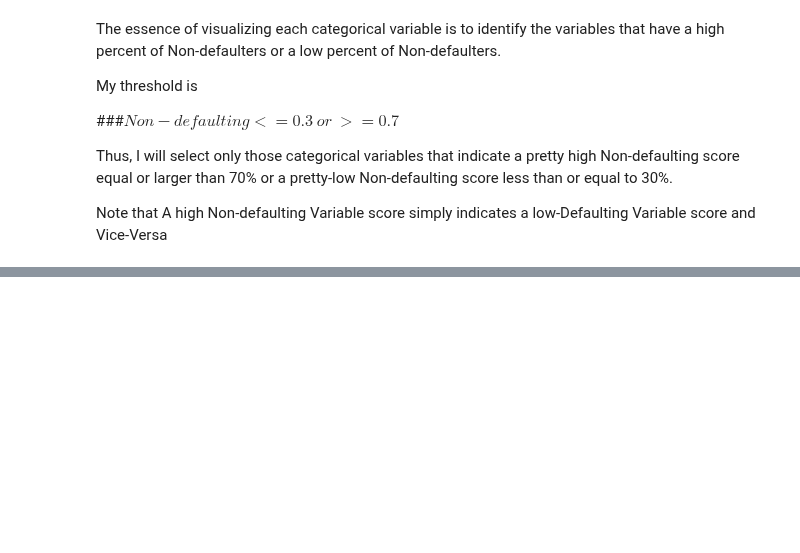
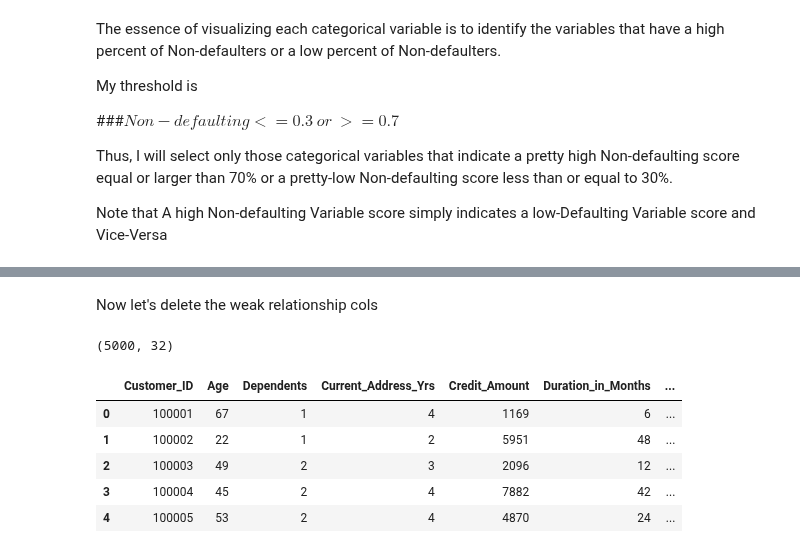
Before and after one commit to Lawrence-Krukrubo/Machine_Learning, a Jupyter notebook: loan_default_classifier.ipynb, the cells around one changed output, grey strips where cells are left out. Drawn from its saved outputs; the diff is of its cells as text; code cells hidden in the pictures; blank space fills up the shorter version.

```diff
--- a/loan_default_classifier.ipynb
+++ b/loan_default_classifier.ipynb
@@ -417,0 +448,3 @@ Note that A high Non-defaulting Variable score simply indicates  a low-Defaultin
+# %%
+loan_df_dummies = pd.get_dummies(loan_df)
+loan_df_dummies.head(3)
@@ -417,0 +464,3 @@ Note that A high Non-defaulting Variable score simply indicates  a low-Defaultin
+# %%
+categorical_cols = loan_df.select_dtypes(include ='object').columns
+categorical_cols
@@ -417,0 +502,2 @@ Note that A high Non-defaulting Variable score simply indicates  a low-Defaultin
+# %% [markdown]
+Now let's delete the weak relationship cols
@@ -417,0 +506,13 @@ Note that A high Non-defaulting Variable score simply indicates  a low-Defaultin
+# %%
+loan_df_dummies.shape
+# %% [output]
+(5000, 32)
+# %%
+loan_df_dummies.head()
+# %% [output]
+|  | Customer_ID | Age | Dependents | Current_Address_Yrs | Credit_Amount | Duration_in_Months | ... |
+| 0 | 100001 | 67 | 1 | 4 | 1169 | 6 | ... |
+| 1 | 100002 | 22 | 1 | 2 | 5951 | 48 | ... |
+| 2 | 100003 | 49 | 2 | 3 | 2096 | 12 | ... |
+| 3 | 100004 | 45 | 2 | 4 | 7882 | 42 | ... |
+| 4 | 100005 | 53 | 2 | 4 | 4870 | 24 | ... |
```
Also changed, not shown: parts of 37 cells of this notebook.
